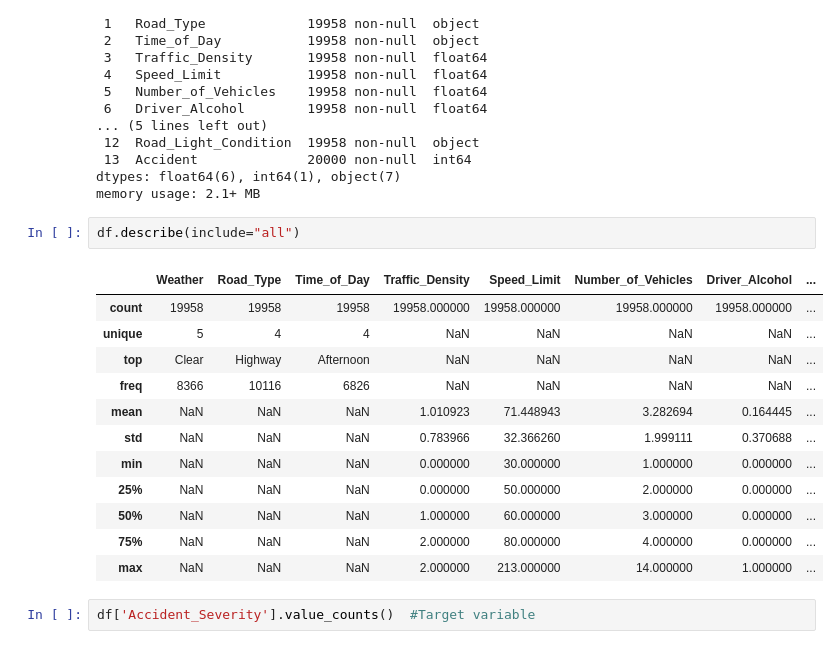
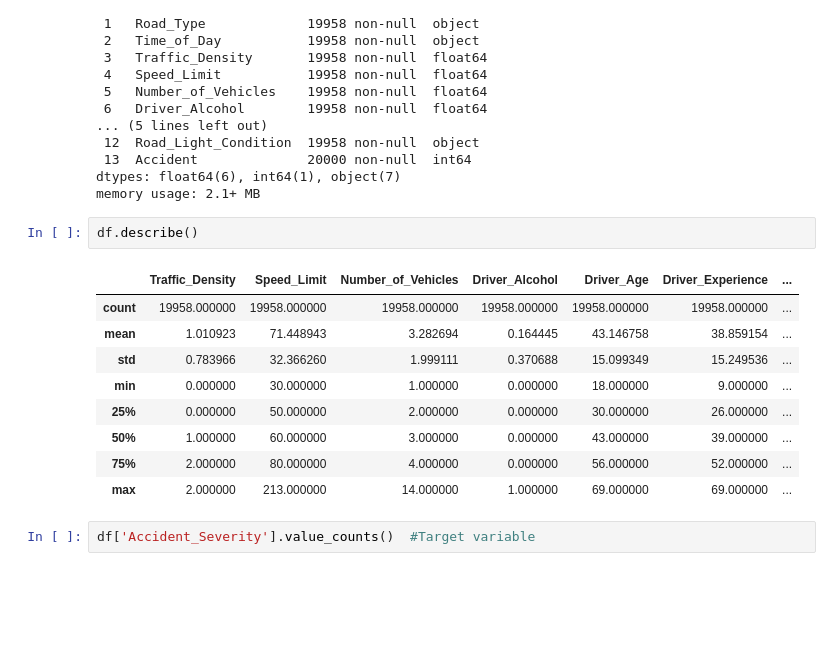
Before and after one commit to Anupampal1992/Group-Project, a Jupyter notebook: Traffic_Accident.ipynb, the cells around one changed output. Cells and saved outputs as stored; diff of their text form; blank space fills up the shorter version.

```diff
--- a/Traffic_Accident.ipynb
+++ b/Traffic_Accident.ipynb
@@ -90,20 +90,17 @@ Data columns (total 14 columns):
 dtypes: float64(6), int64(1), object(7)
 memory usage: 2.1+ MB
 # %%
-df.describe(include="all")
+df.describe()
 # %% [output]
-|  | Weather | Road_Type | Time_of_Day | Traffic_Density | Speed_Limit | Number_of_Vehicles | Driver_Alcohol | ... |
-| count | 19958 | 19958 | 19958 | 19958.000000 | 19958.000000 | 19958.000000 | 19958.000000 | ... |
-| unique | 5 | 4 | 4 | NaN | NaN | NaN | NaN | ... |
-| top | Clear | Highway | Afternoon | NaN | NaN | NaN | NaN | ... |
-| freq | 8366 | 10116 | 6826 | NaN | NaN | NaN | NaN | ... |
-| mean | NaN | NaN | NaN | 1.010923 | 71.448943 | 3.282694 | 0.164445 | ... |
-| std | NaN | NaN | NaN | 0.783966 | 32.366260 | 1.999111 | 0.370688 | ... |
-| min | NaN | NaN | NaN | 0.000000 | 30.000000 | 1.000000 | 0.000000 | ... |
-| 25% | NaN | NaN | NaN | 0.000000 | 50.000000 | 2.000000 | 0.000000 | ... |
-| 50% | NaN | NaN | NaN | 1.000000 | 60.000000 | 3.000000 | 0.000000 | ... |
-| 75% | NaN | NaN | NaN | 2.000000 | 80.000000 | 4.000000 | 0.000000 | ... |
-| max | NaN | NaN | NaN | 2.000000 | 213.000000 | 14.000000 | 1.000000 | ... |
+|  | Traffic_Density | Speed_Limit | Number_of_Vehicles | Driver_Alcohol | Driver_Age | Driver_Experience | ... |
+| count | 19958.000000 | 19958.000000 | 19958.000000 | 19958.000000 | 19958.000000 | 19958.000000 | ... |
+| mean | 1.010923 | 71.448943 | 3.282694 | 0.164445 | 43.146758 | 38.859154 | ... |
+| std | 0.783966 | 32.366260 | 1.999111 | 0.370688 | 15.099349 | 15.249536 | ... |
+| min | 0.000000 | 30.000000 | 1.000000 | 0.000000 | 18.000000 | 9.000000 | ... |
+| 25% | 0.000000 | 50.000000 | 2.000000 | 0.000000 | 30.000000 | 26.000000 | ... |
+| 50% | 1.000000 | 60.000000 | 3.000000 | 0.000000 | 43.000000 | 39.000000 | ... |
+| 75% | 2.000000 | 80.000000 | 4.000000 | 0.000000 | 56.000000 | 52.000000 | ... |
+| max | 2.000000 | 213.000000 | 14.000000 | 1.000000 | 69.000000 | 69.000000 | ... |
 # %%
 df['Accident_Severity'].value_counts()  #Target variable
 # %% [output]
```
Also changed, not shown: parts of 13 cells of this notebook.
